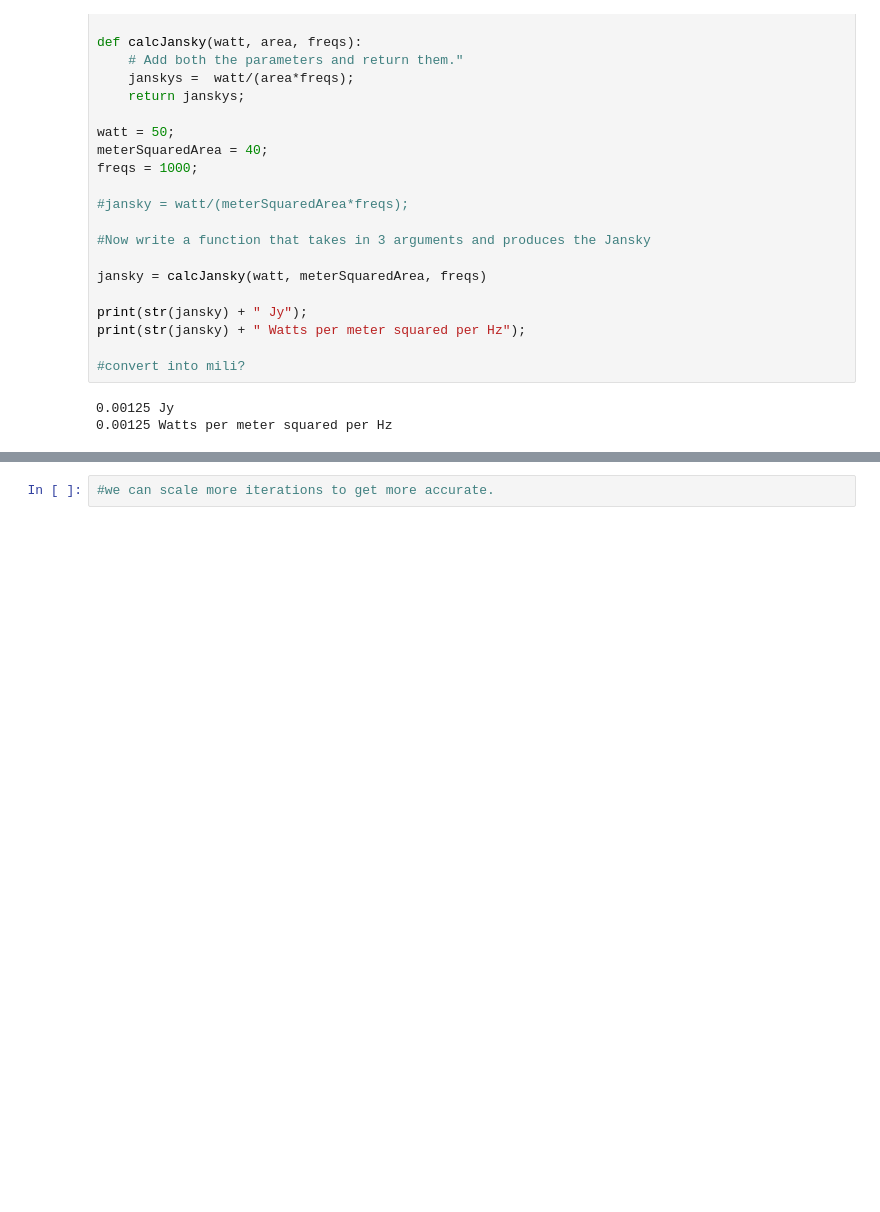
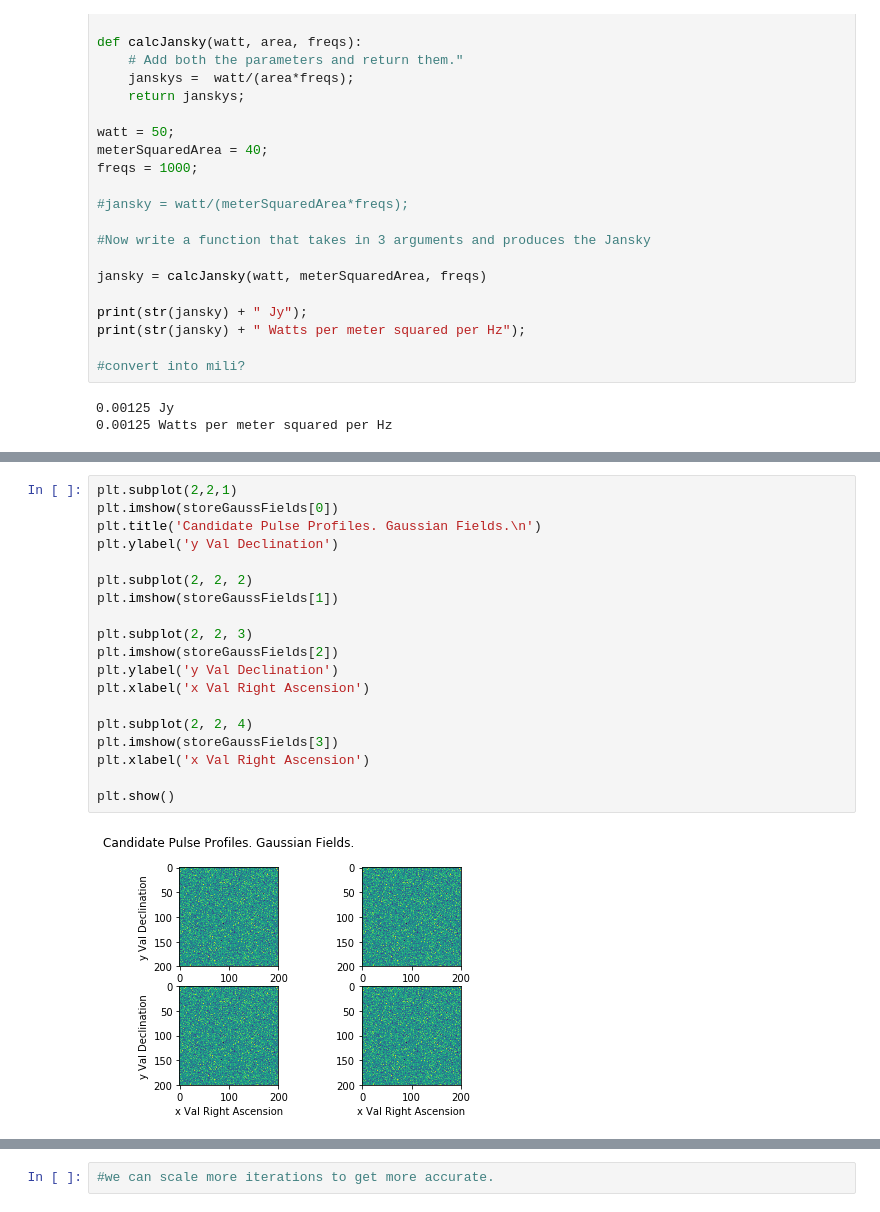
Before and after one commit to coderXmachina2/radioAstronomyCompendium, a Jupyter notebook: radioAstronomyCompendium.ipynb, the cells around one changed output, grey strips where cells are left out. Drawn from its saved outputs; the diff is of its cells as text; blank space fills up the shorter version.

```diff
--- a/radioAstronomyCompendium.ipynb
+++ b/radioAstronomyCompendium.ipynb
@@ -133,0 +208,21 @@ You can see that the signal now stands above the noise floor at the frequency =
+# %%
+plt.subplot(2,2,1)
+plt.imshow(storeGaussFields[0])
+plt.title('Candidate Pulse Profiles. Gaussian Fields.\n')
+plt.ylabel('y Val Declination')
+
+plt.subplot(2, 2, 2)
+plt.imshow(storeGaussFields[1])
+
+plt.subplot(2, 2, 3)
+plt.imshow(storeGaussFields[2])
+plt.ylabel('y Val Declination')
+plt.xlabel('x Val Right Ascension')
+
+plt.subplot(2, 2, 4)
+plt.imshow(storeGaussFields[3])
+plt.xlabel('x Val Right Ascension')
+
+plt.show()
+# %% [output]
+[figure, added]
```
Also changed, not shown: parts of 8 cells of this notebook.
